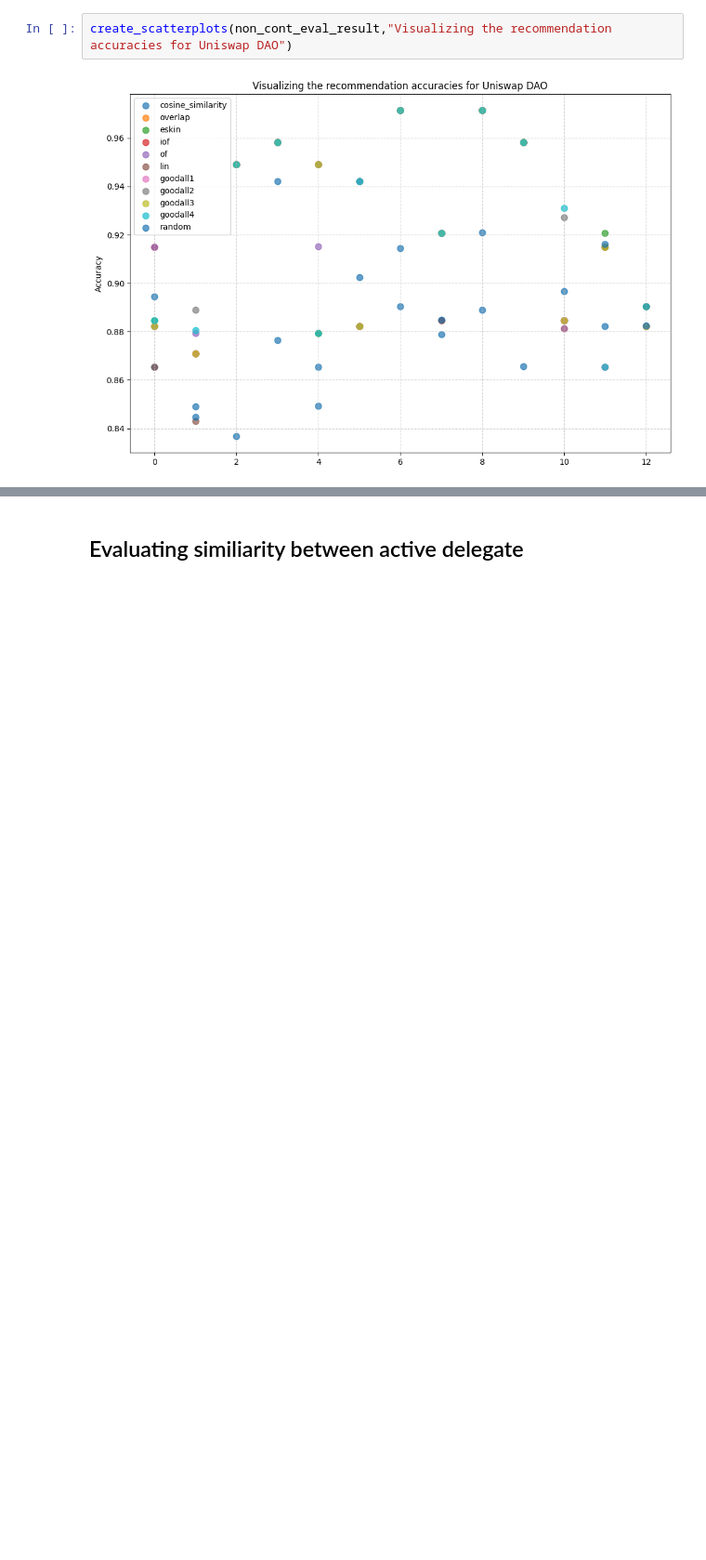
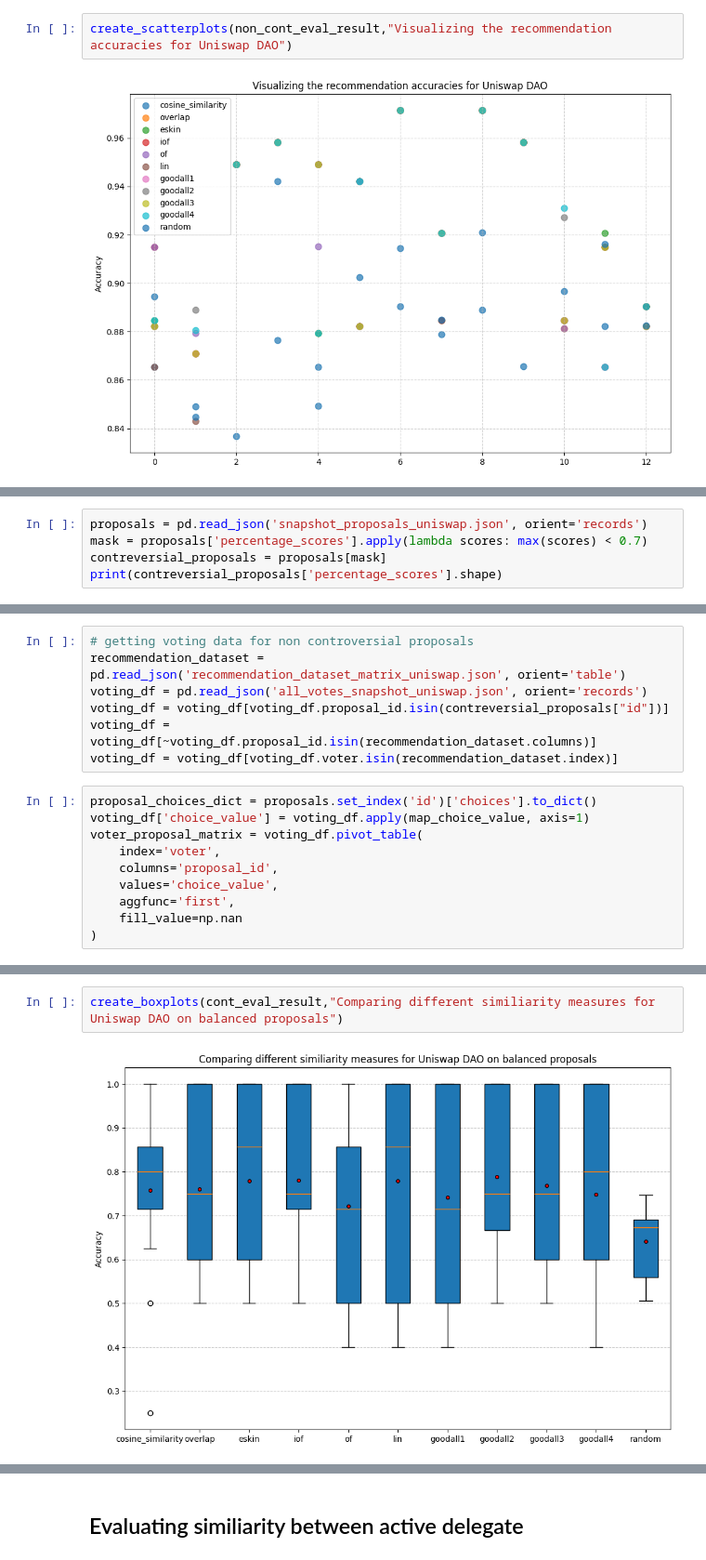
Before and after one commit to ArK2588/delegate_recommender, a Jupyter notebook: rfc_project.ipynb, the cells around one changed output, grey strips where cells are left out. Shown at 93% size. Saved outputs shown, nothing was run; the diff lists cells and outputs as text; blank space fills up the shorter version.

```diff
--- a/rfc_project.ipynb
+++ b/rfc_project.ipynb
@@ -1022,0 +1025,5 @@ create_scatterplots(non_cont_eval_result,"Visualizing the recommendation accurac
+# %%
+proposals = pd.read_json('snapshot_proposals_uniswap.json', orient='records')
+mask = proposals['percentage_scores'].apply(lambda scores: max(scores) < 0.7)
+contreversial_proposals = proposals[mask]
+print(contreversial_proposals['percentage_scores'].shape)
@@ -1022,0 +1032,17 @@ create_scatterplots(non_cont_eval_result,"Visualizing the recommendation accurac
+# %%
+# getting voting data for non controversial proposals
+recommendation_dataset = pd.read_json('recommendation_dataset_matrix_uniswap.json', orient='table')
+voting_df = pd.read_json('all_votes_snapshot_uniswap.json', orient='records')
+voting_df = voting_df[voting_df.proposal_id.isin(contreversial_proposals["id"])]
+voting_df = voting_df[~voting_df.proposal_id.isin(recommendation_dataset.columns)]
+voting_df = voting_df[voting_df.voter.isin(recommendation_dataset.index)]
+# %%
+proposal_choices_dict = proposals.set_index('id')['choices'].to_dict()
+voting_df['choice_value'] = voting_df.apply(map_choice_value, axis=1)
+voter_proposal_matrix = voting_df.pivot_table(
+    index='voter',
+    columns='proposal_id',
+    values='choice_value',
+    aggfunc='first',
+    fill_value=np.nan
+)
@@ -1022,0 +1163,4 @@ create_scatterplots(non_cont_eval_result,"Visualizing the recommendation accurac
+# %%
+create_boxplots(cont_eval_result,"Comparing different similiarity measures for Uniswap DAO on balanced proposals")
+# %% [output]
+[figure, added]
```
Also changed, not shown: parts of 68 cells of this notebook.
